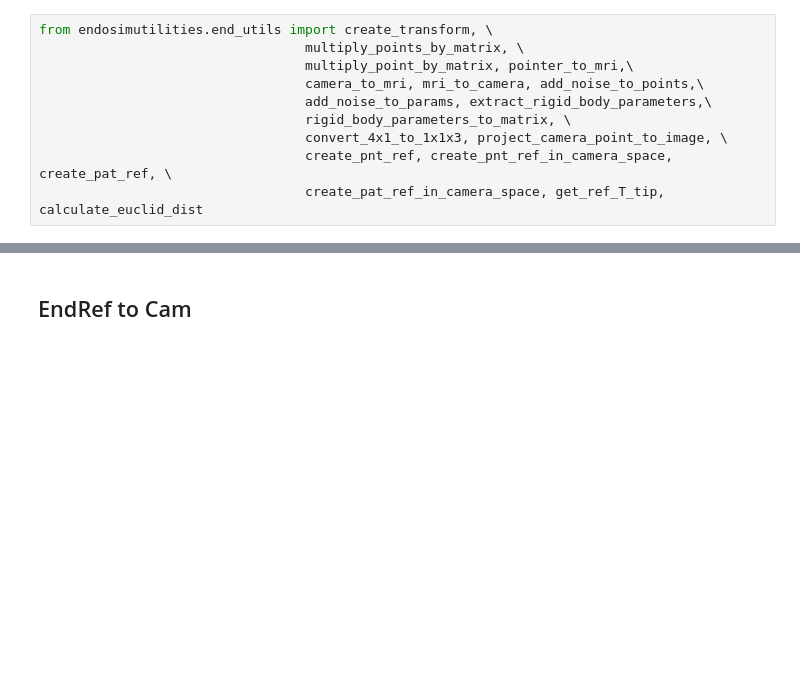
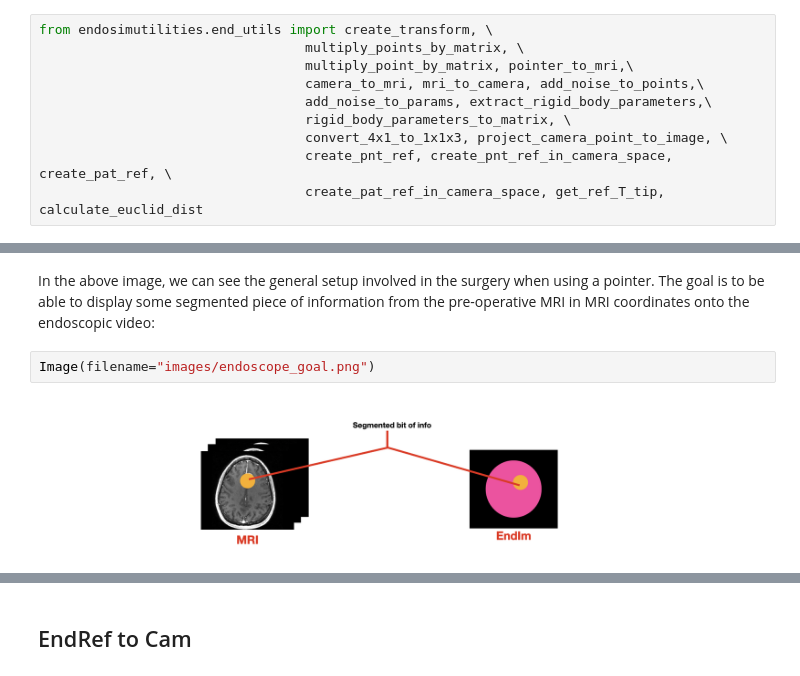
Before and after one commit to swishswish123/endosim, a Jupyter notebook: endosim/notebooks/endoscope/endoscope.ipynb, the cells around one changed output, grey strips where cells are left out. Drawn from its saved outputs; the diff is of its cells as text; blank space fills up the shorter version.

```diff
--- a/endosim/notebooks/endoscope/endoscope.ipynb
+++ b/endosim/notebooks/endoscope/endoscope.ipynb
@@ -64,0 +51,6 @@ In order to make this a like-for-like comparison, we should keep most of the ref
+# %% [markdown]
+In the above image, we can see the general setup involved in the surgery when using a pointer. The goal is to be able to display some segmented piece of information from the pre-operative MRI in MRI coordinates onto the endoscopic video:
+# %%
+Image(filename="images/endoscope_goal.png")
+# %% [output]
+[figure, added]
```
Also changed, not shown: parts of 86 cells of this notebook, 6 other files.
